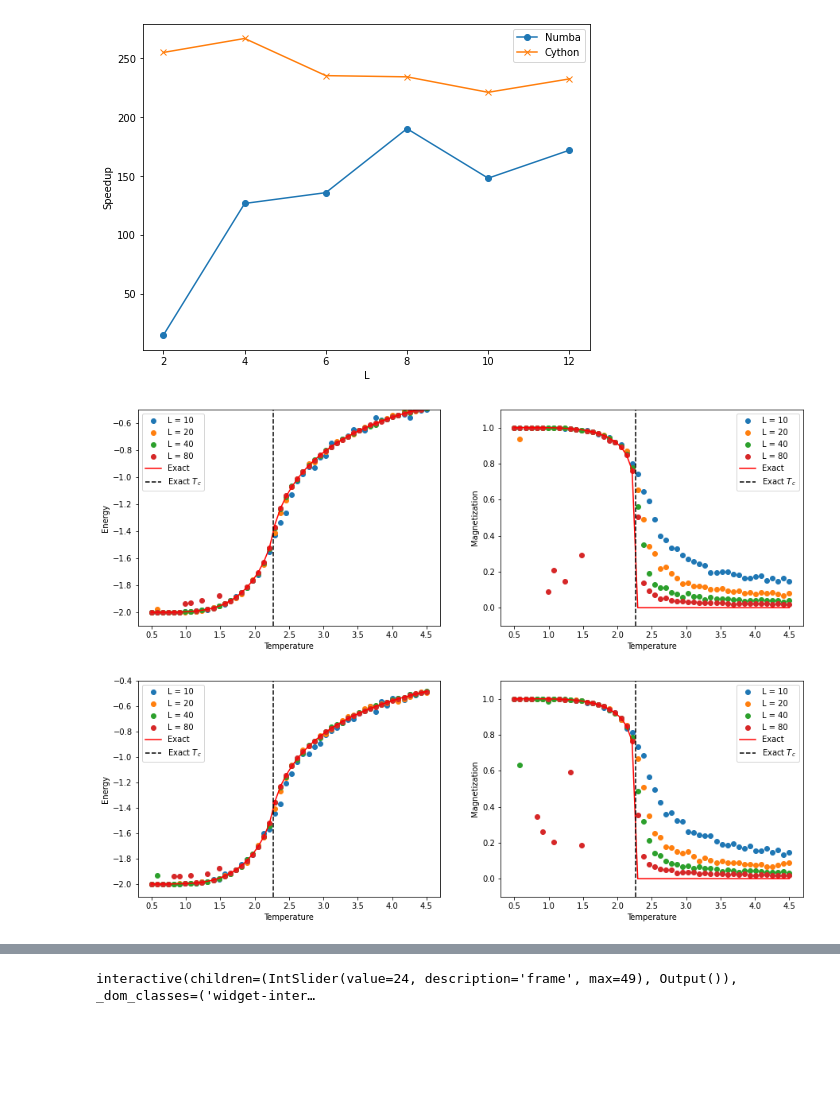
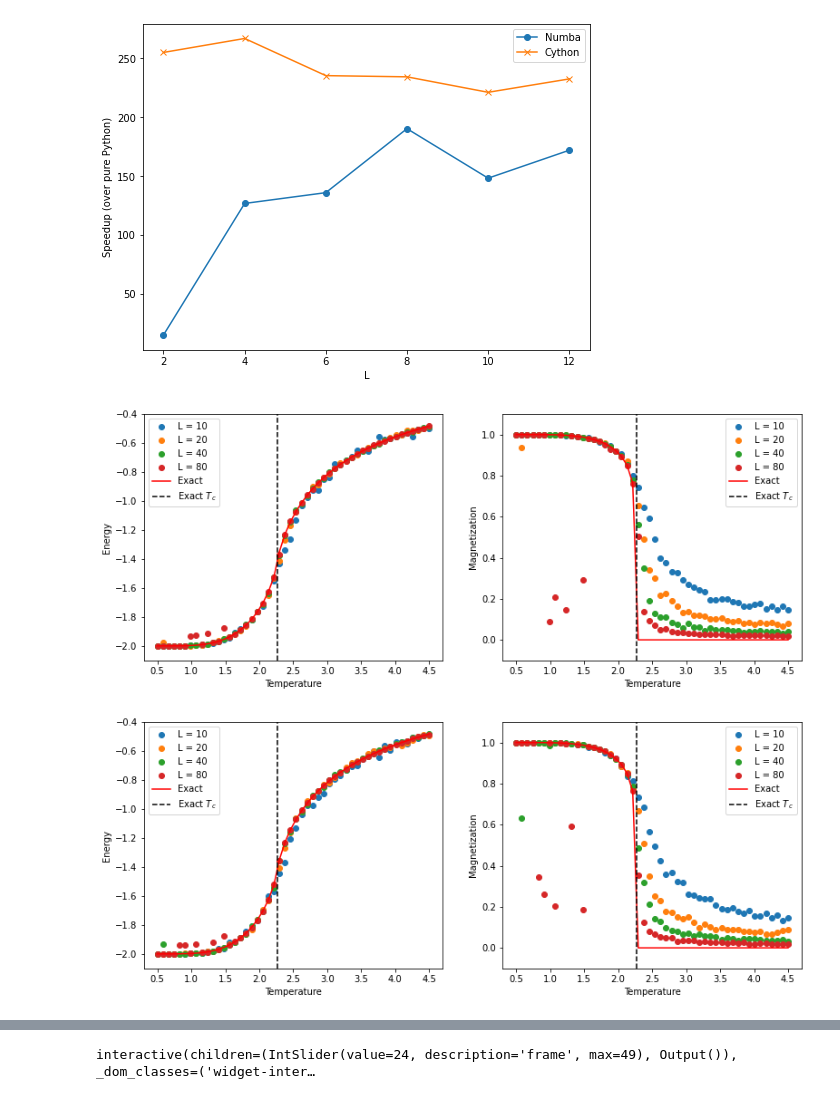
Before and after one commit to ruihao-li/2d-ising-mcmc, a Jupyter notebook: ising2d_postprocessing.ipynb, the cells around one changed output, grey strips where cells are left out. Cells and saved outputs as stored; diff of their text form; code cells hidden in the pictures; blank space fills up the shorter version.

Commit message:
Some small fixes and new svg images

```diff
--- a/ising2d_postprocessing.ipynb
+++ b/ising2d_postprocessing.ipynb
@@ -20,40 +20,40 @@ py_cython_ratio = np.array(time_py) / np.array(time_cython)
 # %%
 # Plot speedup (over pure Python) vs. L
-plt.figure(figsize=(8, 6))
+plt.figure(figsize=(8, 6), facecolor="w")
 plt.plot(L_benchmark, py_numba_ratio, "o-", label="Numba")
 plt.plot(L_benchmark, py_cython_ratio, "x-", label="Cython")
 plt.xlabel("L")
-plt.ylabel("Speedup")
+plt.ylabel("Speedup (over pure Python)")
 plt.legend()
-plt.show()
+plt.savefig("img/ising_speedup.svg", bbox_inches="tight")
 # %% [output]
-[figure, old version]
+[figure, new version]
 # %%
 # Subplot 1: Energy
-fig, axs = plt.subplots(1, 2, figsize=(15, 5))
+fig, axs = plt.subplots(1, 2, figsize=(13, 5), facecolor="w")
 for i in range(len(L)):
     axs[0].scatter(T_arr, E_numba[i], label="L = {}".format(L[i]))
 axs[0].plot(T_arr, E_exact, "r", label="Exact")
 axs[0].axvline(T_c, color="k", linestyle="--", label="Exact $T_c$")
-axs[0].set_ylim(-2.1, -0.5)
+axs[0].set_ylim(-2.1, -0.4)
 axs[0].set_xlabel("Temperature")
 axs[0].set_ylabel("Energy")
 axs[0].legend()
 # Subplot 2: Magnetization
 for i in range(len(L)):
     axs[1].scatter(T_arr, M_numba[i], label="L = {}".format(L[i]))
 axs[1].plot(T_arr, M_exact, "r", label="Exact")
 axs[1].axvline(T_c, color="k", linestyle="--", label="Exact $T_c$")
 axs[1].set_ylim(-0.1, 1.1)
 axs[1].set_xlabel("Temperature")
 axs[1].set_ylabel("Magnetization")
 axs[1].legend()
-plt.show()
+plt.savefig("img/ising_numba.svg", bbox_inches="tight")
 # %% [output]
-[figure, old version]
+[figure, new version]
 # %%
 # Subplot 1: Energy
-fig, axs = plt.subplots(1, 2, figsize=(15, 5))
+fig, axs = plt.subplots(1, 2, figsize=(13, 5), facecolor="w")
 for i in range(len(L)):
     axs[0].scatter(T_arr, E_cython[i], label="L = {}".format(L[i]))
 axs[0].plot(T_arr, E_exact, "r", label="Exact")
@@ -71,9 +71,9 @@ axs[1].set_ylim(-0.1, 1.1)
 axs[1].set_xlabel("Temperature")
 axs[1].set_ylabel("Magnetization")
 axs[1].legend()
-plt.show()
+plt.savefig("img/ising_cython.svg", bbox_inches="tight")
 # %% [output]
-[figure, old version]
+[figure, new version]
 # %%
 print(time_numba)
 print(time_cython)
```
Also changed, not shown: parts of 4 cells of this notebook, 6 other files.
